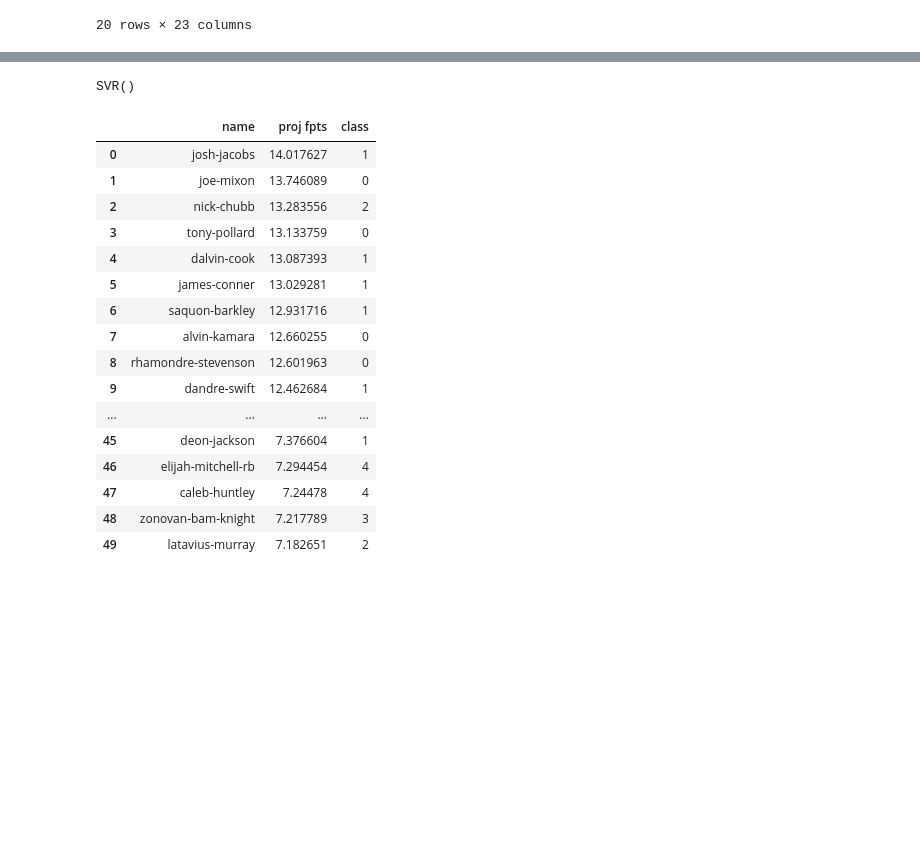
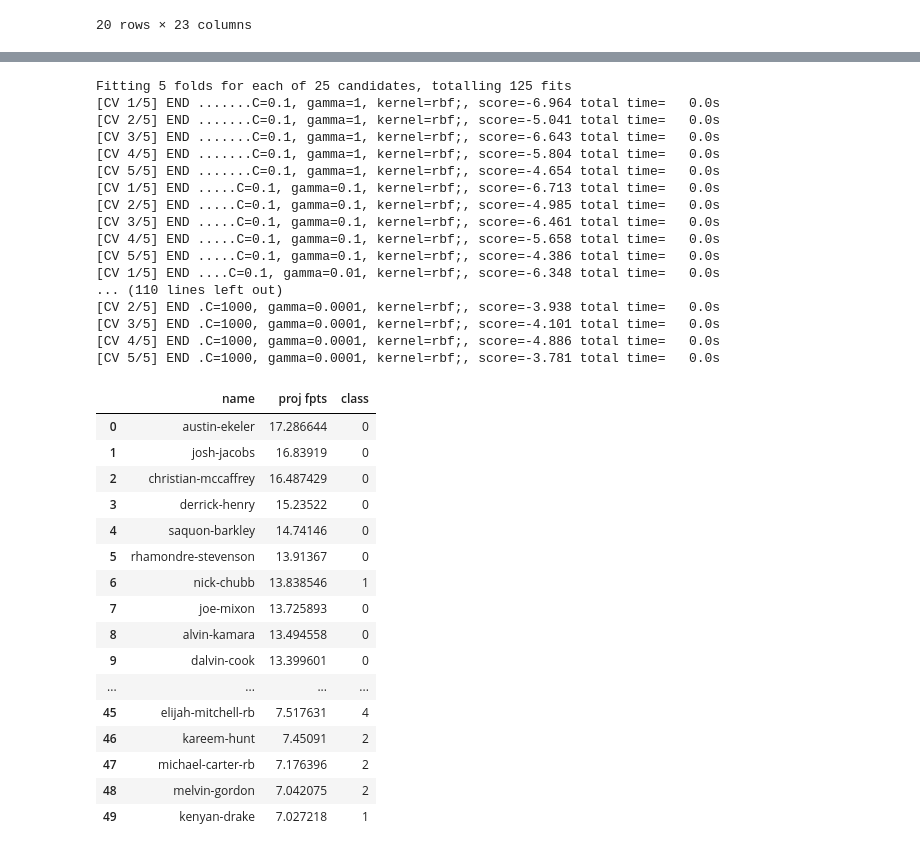
Before and after one commit to xander-abbott/fantasy_scrape, a Jupyter notebook: main_rb.ipynb, the cells around one changed output, grey strips where cells are left out. Drawn from its saved outputs; the diff is of its cells as text; code cells hidden in the pictures; blank space fills up the shorter version.

```diff
--- a/main_rb.ipynb
+++ b/main_rb.ipynb
@@ -471,42 +156,38 @@ dists_prod = dists2021prod.append([dists2020prod], ignore_index=True)
-# %%
-mat = dists_prod.values
-names = mat[:,0]
-mean_fpts = mat[:,-1]
-mat = np.delete(mat, 0, 1)  # delete name column of mat
-mat = np.delete(mat, -1, 1)  # delete name column of mat
-# Using sklearn
-svr = SVR(kernel='rbf')
-mat = scale(mat)
-svr.fit(mat, mean_fpts)
-# %% [output]
-SVR()
-# %%
-mat_test = dists2022.values
-names2022 = mat_test[:,0]
-mat_test = np.delete(mat_test, 0, 1)  # delete name column of mat
-mat_test = scale(mat_test)
-fpts_pred = svr.predict(mat_test)
-results = pd.DataFrame([names2022,fpts_pred], index=["name", "proj fpts"]).T
-classes = dists2022[['name', 'class']]
-results = pd.merge(results, classes, how='inner', on=['name'])
-results = results.sort_values('proj fpts', ascending=False)
-results = results.reset_index(drop=True)
-results.head(50)
-# %% [output]
-|  | name | proj fpts | class |
-| 0 | josh-jacobs | 14.017627 | 1 |
-| 1 | joe-mixon | 13.746089 | 0 |
-| 2 | nick-chubb | 13.283556 | 2 |
-| 3 | tony-pollard | 13.133759 | 0 |
-| 4 | dalvin-cook | 13.087393 | 1 |
-| 5 | james-conner | 13.029281 | 1 |
-| 6 | saquon-barkley | 12.931716 | 1 |
-| 7 | alvin-kamara | 12.660255 | 0 |
-| 8 | rhamondre-stevenson | 12.601963 | 0 |
-| 9 | dandre-swift | 12.462684 | 1 |
-| ... | ... | ... | ... |
-| 45 | deon-jackson | 7.376604 | 1 |
-| 46 | elijah-mitchell-rb | 7.294454 | 4 |
-| 47 | caleb-huntley | 7.24478 | 4 |
-| 48 | zonovan-bam-knight | 7.217789 | 3 |
-| 49 | latavius-murray | 7.182651 | 2 |
+# %%
+res = model_2023('rb', 'PPR', dists2020, dists2021, dists2022)
+res.head(50)
+# %% [output]
+Fitting 5 folds for each of 25 candidates, totalling 125 fits
+[CV 1/5] END .......C=0.1, gamma=1, kernel=rbf;, score=-6.964 total time=   0.0s
+[CV 2/5] END .......C=0.1, gamma=1, kernel=rbf;, score=-5.041 total time=   0.0s
+[CV 3/5] END .......C=0.1, gamma=1, kernel=rbf;, score=-6.643 total time=   0.0s
+[CV 4/5] END .......C=0.1, gamma=1, kernel=rbf;, score=-5.804 total time=   0.0s
+[CV 5/5] END .......C=0.1, gamma=1, kernel=rbf;, score=-4.654 total time=   0.0s
+[CV 1/5] END .....C=0.1, gamma=0.1, kernel=rbf;, score=-6.713 total time=   0.0s
+[CV 2/5] END .....C=0.1, gamma=0.1, kernel=rbf;, score=-4.985 total time=   0.0s
+[CV 3/5] END .....C=0.1, gamma=0.1, kernel=rbf;, score=-6.461 total time=   0.0s
+[CV 4/5] END .....C=0.1, gamma=0.1, kernel=rbf;, score=-5.658 total time=   0.0s
+[CV 5/5] END .....C=0.1, gamma=0.1, kernel=rbf;, score=-4.386 total time=   0.0s
+[CV 1/5] END ....C=0.1, gamma=0.01, kernel=rbf;, score=-6.348 total time=   0.0s
+... (110 lines left out)
+[CV 2/5] END .C=1000, gamma=0.0001, kernel=rbf;, score=-3.938 total time=   0.0s
+[CV 3/5] END .C=1000, gamma=0.0001, kernel=rbf;, score=-4.101 total time=   0.0s
+[CV 4/5] END .C=1000, gamma=0.0001, kernel=rbf;, score=-4.886 total time=   0.0s
+[CV 5/5] END .C=1000, gamma=0.0001, kernel=rbf;, score=-3.781 total time=   0.0s
+|  | name | proj fpts | class |
+| 0 | austin-ekeler | 17.286644 | 0 |
+| 1 | josh-jacobs | 16.83919 | 0 |
+| 2 | christian-mccaffrey | 16.487429 | 0 |
+| 3 | derrick-henry | 15.23522 | 0 |
+| 4 | saquon-barkley | 14.74146 | 0 |
+| 5 | rhamondre-stevenson | 13.91367 | 0 |
+| 6 | nick-chubb | 13.838546 | 1 |
+| 7 | joe-mixon | 13.725893 | 0 |
+| 8 | alvin-kamara | 13.494558 | 0 |
+| 9 | dalvin-cook | 13.399601 | 0 |
+| ... | ... | ... | ... |
+| 45 | elijah-mitchell-rb | 7.517631 | 4 |
+| 46 | kareem-hunt | 7.45091 | 2 |
+| 47 | michael-carter-rb | 7.176396 | 2 |
+| 48 | melvin-gordon | 7.042075 | 2 |
+| 49 | kenyan-drake | 7.027218 | 1 |
```
Also changed, not shown: parts of 22 cells of this notebook, 3 other files.
